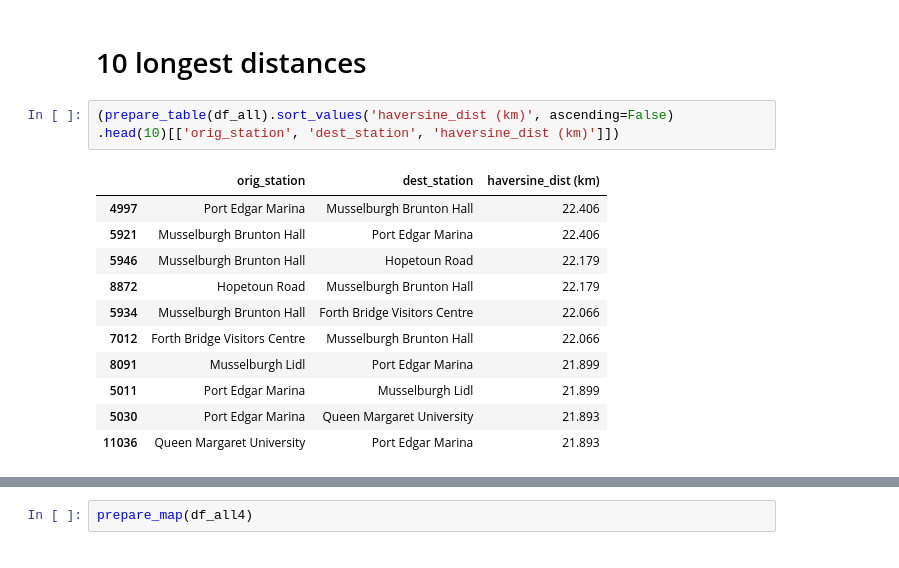
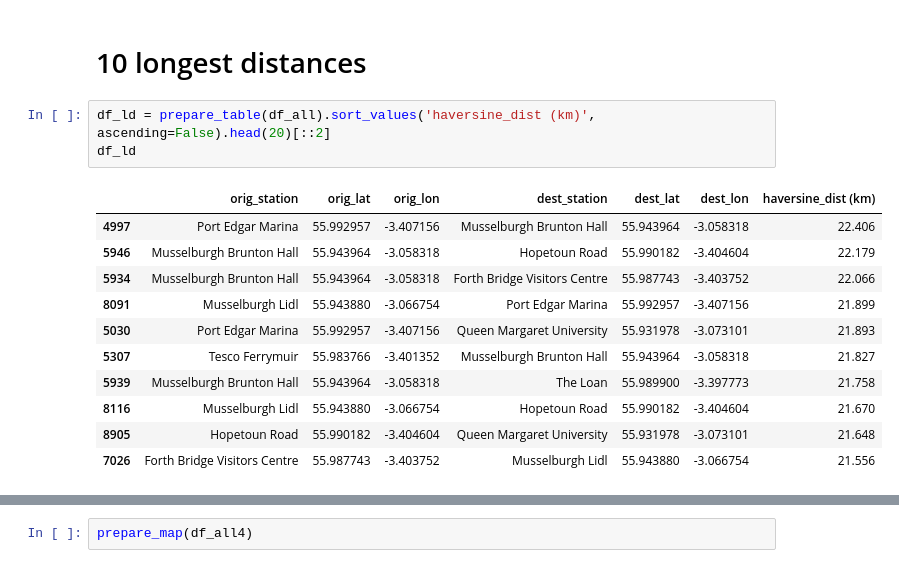
Before and after one commit to carlos108108/Just_Eat_Cycles_project, a Jupyter notebook: Edinburgh.ipynb, the cells around one changed output, grey strips where cells are left out. Saved outputs shown, nothing was run; the diff lists cells and outputs as text.

```diff
--- a/Edinburgh.ipynb
+++ b/Edinburgh.ipynb
@@ -556,17 +558,17 @@ def prepare_map(tbl:str, zoom=13):
 # %% [markdown]
 # 10 longest distances
 # %%
-(prepare_table(df_all).sort_values('haversine_dist (km)', ascending=False)
-.head(10)[['orig_station', 'dest_station', 'haversine_dist (km)']])
+df_ld = prepare_table(df_all).sort_values('haversine_dist (km)', ascending=False).head(20)[::2]
+df_ld
 # %% [output]
-|  | orig_station | dest_station | haversine_dist (km) |
-| 4997 | Port Edgar Marina | Musselburgh Brunton Hall | 22.406 |
-| 5921 | Musselburgh Brunton Hall | Port Edgar Marina | 22.406 |
-| 5946 | Musselburgh Brunton Hall | Hopetoun Road | 22.179 |
-| 8872 | Hopetoun Road | Musselburgh Brunton Hall | 22.179 |
-| 5934 | Musselburgh Brunton Hall | Forth Bridge Visitors Centre | 22.066 |
-| 7012 | Forth Bridge Visitors Centre | Musselburgh Brunton Hall | 22.066 |
-| 8091 | Musselburgh Lidl | Port Edgar Marina | 21.899 |
-| 5011 | Port Edgar Marina | Musselburgh Lidl | 21.899 |
-| 5030 | Port Edgar Marina | Queen Margaret University | 21.893 |
-| 11036 | Queen Margaret University | Port Edgar Marina | 21.893 |
+|  | orig_station | orig_lat | orig_lon | dest_station | dest_lat | dest_lon | haversine_dist (km) |
+| 4997 | Port Edgar Marina | 55.992957 | -3.407156 | Musselburgh Brunton Hall | 55.943964 | -3.058318 | 22.406 |
+| 5946 | Musselburgh Brunton Hall | 55.943964 | -3.058318 | Hopetoun Road | 55.990182 | -3.404604 | 22.179 |
+| 5934 | Musselburgh Brunton Hall | 55.943964 | -3.058318 | Forth Bridge Visitors Centre | 55.987743 | -3.403752 | 22.066 |
+| 8091 | Musselburgh Lidl | 55.943880 | -3.066754 | Port Edgar Marina | 55.992957 | -3.407156 | 21.899 |
+| 5030 | Port Edgar Marina | 55.992957 | -3.407156 | Queen Margaret University | 55.931978 | -3.073101 | 21.893 |
+| 5307 | Tesco Ferrymuir | 55.983766 | -3.401352 | Musselburgh Brunton Hall | 55.943964 | -3.058318 | 21.827 |
+| 5939 | Musselburgh Brunton Hall | 55.943964 | -3.058318 | The Loan | 55.989900 | -3.397773 | 21.758 |
+| 8116 | Musselburgh Lidl | 55.943880 | -3.066754 | Hopetoun Road | 55.990182 | -3.404604 | 21.670 |
+| 8905 | Hopetoun Road | 55.990182 | -3.404604 | Queen Margaret University | 55.931978 | -3.073101 | 21.648 |
+| 7026 | Forth Bridge Visitors Centre | 55.987743 | -3.403752 | Musselburgh Lidl | 55.943880 | -3.066754 | 21.556 |
```
Also changed, not shown: parts of 13 cells of this notebook.
